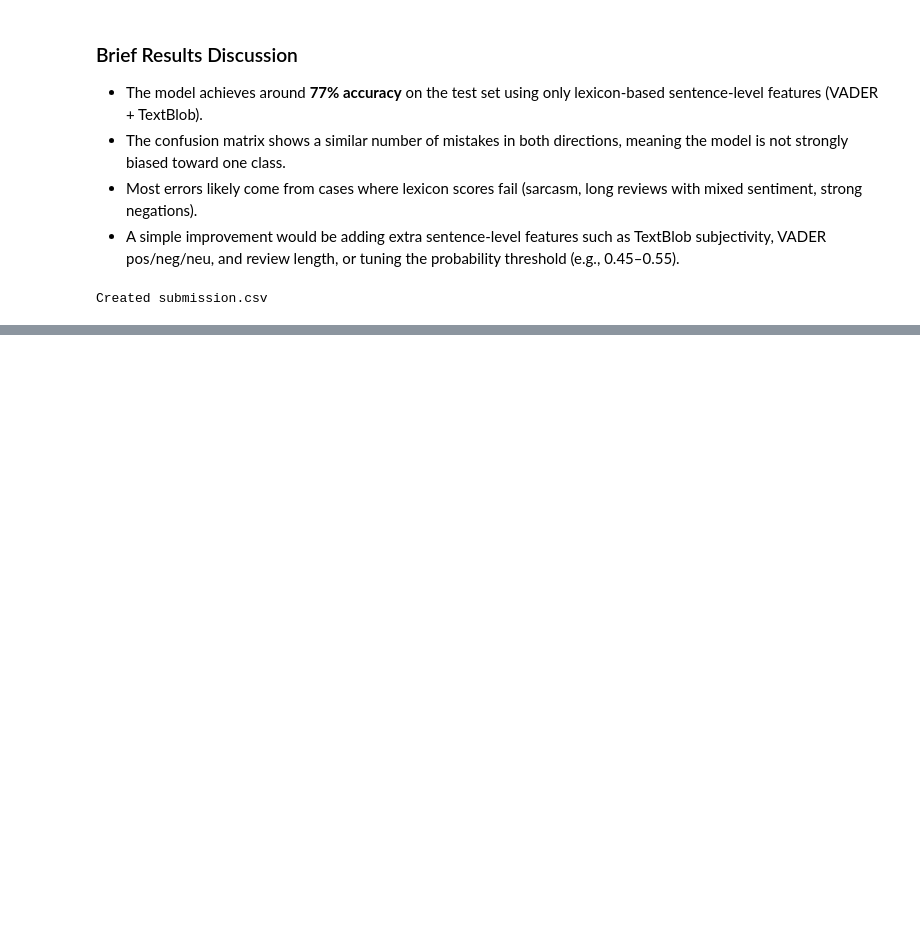
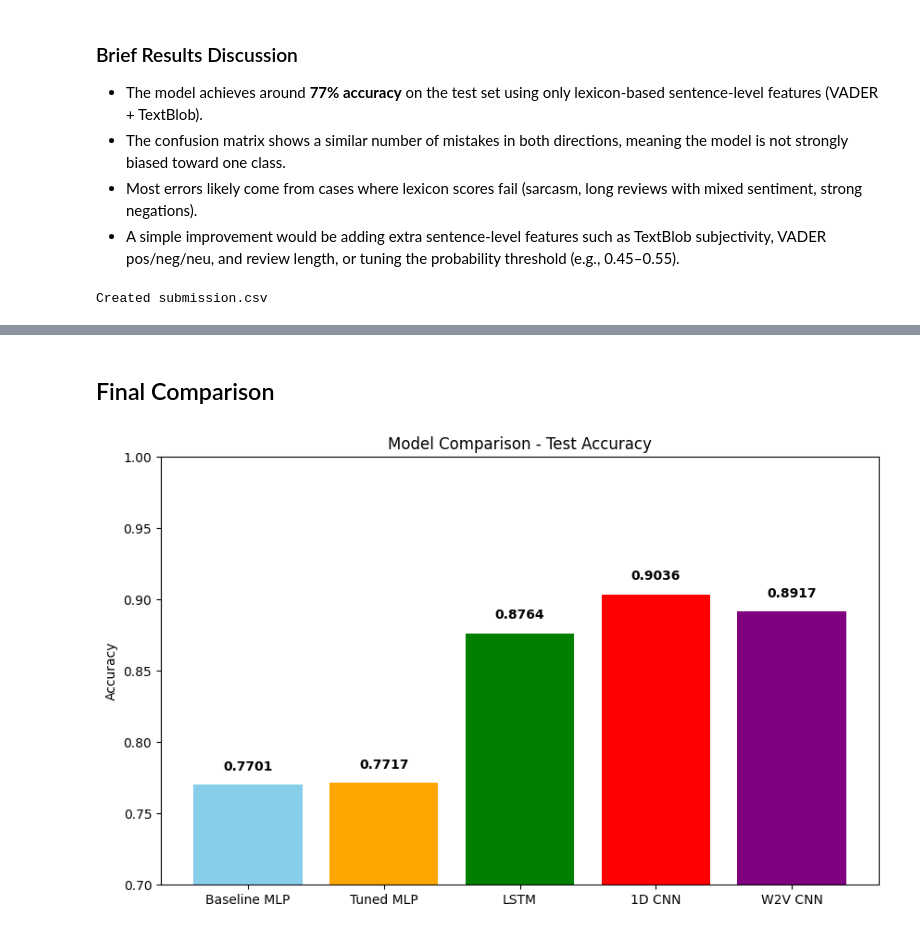
Before and after one commit to Khadija-Chouibi/IMDB-Sentiment-Analysis, a Jupyter notebook: notebooks/notebook.ipynb, the cells around one changed output, grey strips where cells are left out. Cells and saved outputs as stored; diff of their text form; code cells hidden in the pictures; blank space fills up the shorter version.

```diff
--- a/notebooks/notebook.ipynb
+++ b/notebooks/notebook.ipynb
@@ -382,0 +423,3 @@ Created submission.csv
+# %%
+val_acc, _ = evaluate(best_model, X_val, y_val, "Validation (Tuned)")
+test_acc, _ = evaluate(best_model, X_test, y_test, "Test (Tuned)")
@@ -382,0 +520,11 @@ Created submission.csv
+# %%
+early_stop = EarlyStopping(monitor='val_loss', patience=2, restore_best_weights=True)
+
+history = model.fit(
+    X_train_pad, y_train.values,
+    validation_data=(X_val_pad, y_val.values),
+    epochs=10,
+    batch_size=128,
+    callbacks=[early_stop],
+    verbose=1
+)
@@ -382,0 +542,9 @@ Created submission.csv
+# %%
+try:
+    val_loss, val_acc = model.evaluate(X_val_pad, y_val.values, verbose=0)
+    test_loss, test_acc = model.evaluate(X_test_pad, y_test.values, verbose=0)
+    print(f"Validation Accuracy: {val_acc:.4f}")
+    print(f"Test Accuracy: {test_acc:.4f}")
+except Exception as e:
+    print(f"Evaluation failed: {e}")
+    print("Ensure the model is trained and data shapes match.")
@@ -382,0 +762,24 @@ Created submission.csv
+# %% [markdown]
+## Final Comparison
+# %%
+try:
+    models = ['Baseline MLP', 'Tuned MLP', 'LSTM', '1D CNN', 'W2V CNN']
+    # Use current results if they exist, otherwise use historical ones
+    acc_w2v = globals().get('test_acc_w2v', 0.8415)
+    accuracies = [0.7701, 0.7717, 0.8764, 0.9036, acc_w2v]
+
+    plt.figure(figsize=(10, 6))
+    plt.bar(models, accuracies, color=['skyblue', 'orange', 'green', 'red', 'purple'])
+    plt.ylim(0.7, 1.0)
+    plt.title('Model Comparison - Test Accuracy')
+    plt.ylabel('Accuracy')
+    for i, v in enumerate(accuracies):
+        plt.text(i, v + 0.01, f"{v:.4f}", ha='center', fontweight='bold')
+
+    os.makedirs('../results', exist_ok=True)
+    plt.savefig('../results/model_comparison.png')
+    plt.show()
+except Exception as e:
+    print(f"Plotting failed: {e}")
+# %% [output]
+[figure, added]
```
Also changed, not shown: parts of 28 cells of this notebook, 5 other files.
